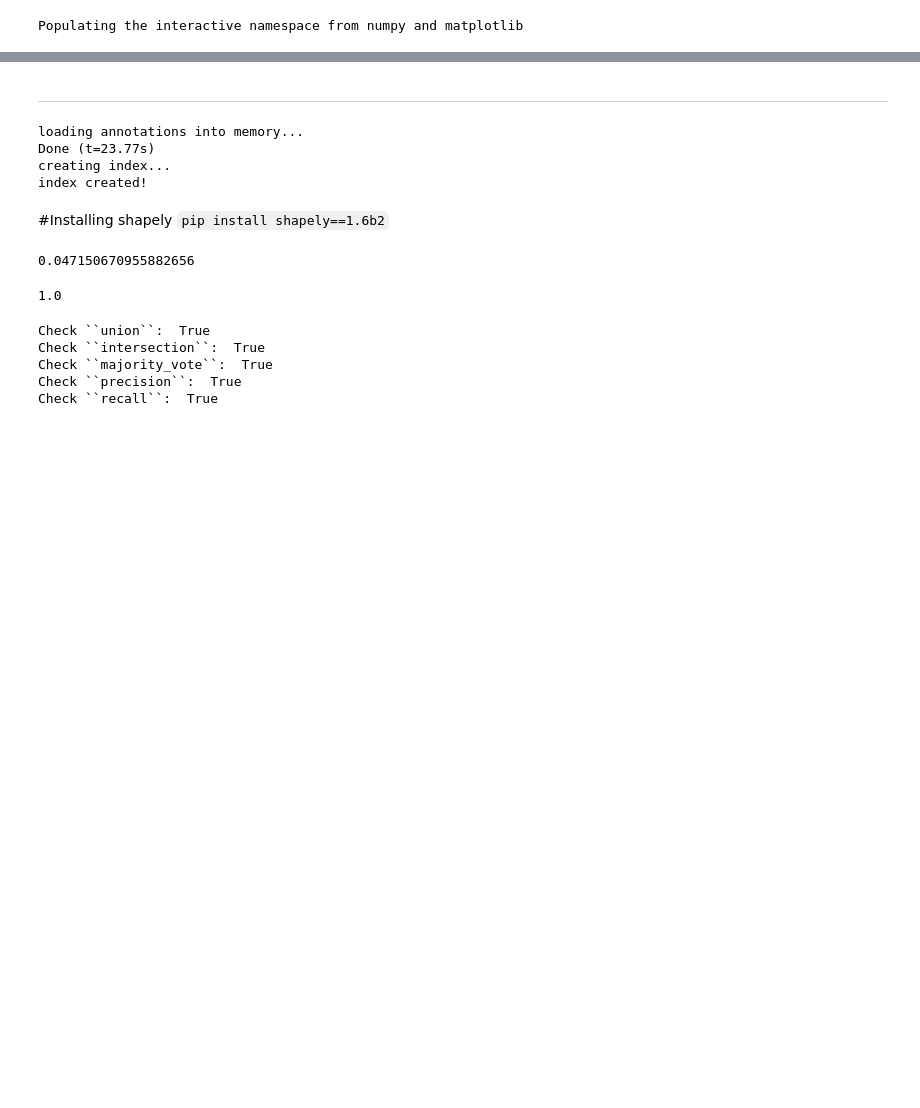
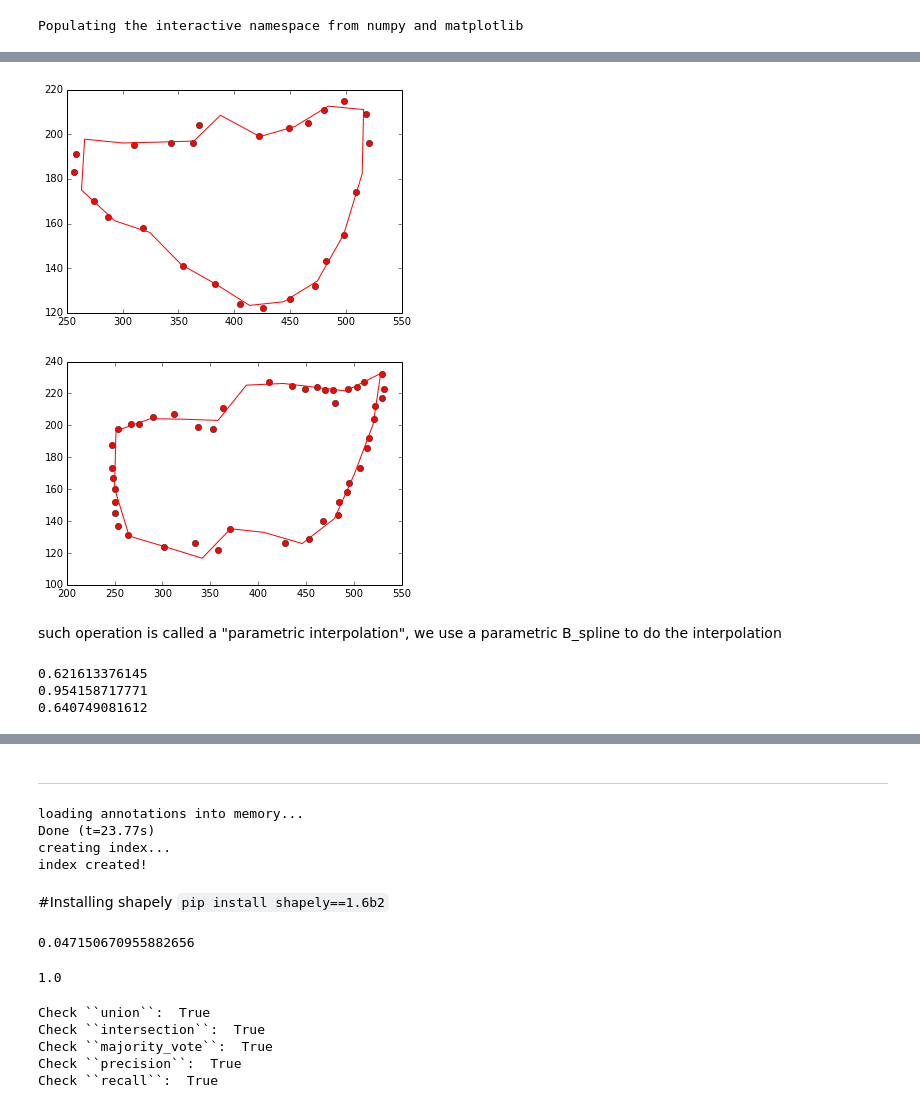
Before and after one commit to dorisjlee/crowd-seg, a Jupyter notebook: analysis/BoundaryBasedPhiQuantities.ipynb, the cells around one changed output, grey strips where cells are left out. Cells and saved outputs as stored; diff of their text form; code cells hidden in the pictures; blank space fills up the shorter version.

```diff
--- a/analysis/BoundaryBasedPhiQuantities.ipynb
+++ b/analysis/BoundaryBasedPhiQuantities.ipynb
@@ -77,0 +104,27 @@ KeyboardInterrupt:
+# %%
+from scipy.interpolate import splprep,splev
+
+def parametric_interpolate(obj_x_locs,obj_y_locs,numPts,PLOT=False):
+    '''
+    Parametric interpolation of points between polygon boundaries
+    Given obj_x_locs,obj_y_locs
+    return a new set of interpolated obj_x_locs,obj_y_locs interpolated on numPts
+    '''
+    interpolated_obj_x_locs = []
+    interpolated_obj_y_locs = []
+    for i in range(len(obj_x_locs)):
+        x = obj_x_locs[i]
+        y = obj_y_locs[i]
+        tck, u =splprep([x,y],s=0,per=1)
+        u_new = np.linspace(u.min(),u.max(),numPts)
+        new_points = splev(u_new, tck,der=0)
+        if PLOT:
+            plt.figure()
+            plt.plot(x, y, 'ro')
+            plt.plot(new_points[0], new_points[1], 'r-')
+        interpolated_obj_x_locs.append(new_points[0])
+        interpolated_obj_y_locs.append(new_points[1])
+    return interpolated_obj_x_locs,interpolated_obj_y_locs
+# %%
+interpolated_obj_x_locs,interpolated_obj_y_locs = parametric_interpolate(obj_x_locs,obj_y_locs,20,True)
+# %% [output]
@@ -77,0 +135,4 @@ KeyboardInterrupt:
+[figure, added]
+[figure, added]
+# %% [markdown]
+such operation is called a "parametric interpolation", we use a parametric B_spline to do the interpolation
@@ -77,0 +141,8 @@ KeyboardInterrupt:
+# %%
+print majority_vote(obj_x_locs,obj_y_locs)
+print precision(obj_x_locs,obj_y_locs)
+print recall(obj_x_locs,obj_y_locs)
+# %% [output]
+0.621613376145
+0.954158717771
+0.640749081612
```
Also changed, not shown: parts of 46 cells of this notebook, 1 other file.
